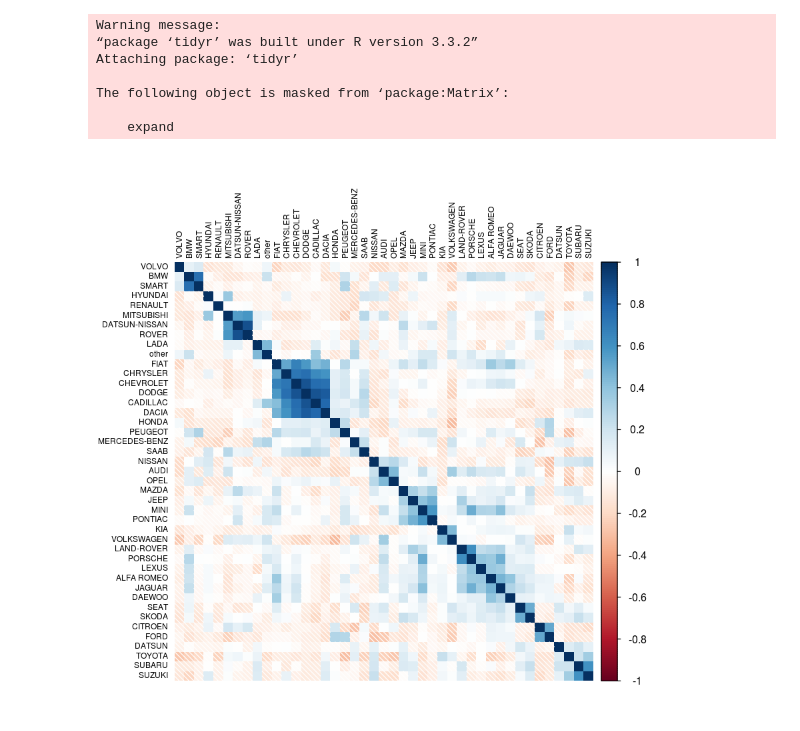
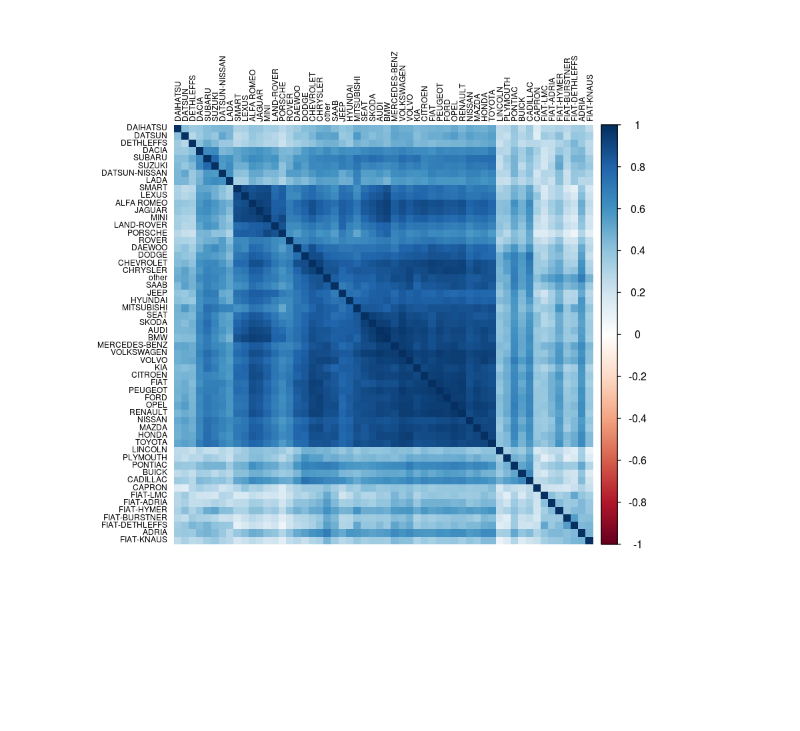
Before and after one commit to reaktor/operative-ml-training, a Jupyter notebook: docker-volume/Clustering, unsupervised learning .ipynb, the cells around one changed output. Saved outputs shown, nothing was run; the diff lists cells and outputs as text; code cells hidden in the pictures; blank space fills up the shorter version.

```diff
--- a/docker-volume/Clustering, unsupervised learning .ipynb
+++ b/docker-volume/Clustering, unsupervised learning .ipynb
@@ -27,0 +58,10 @@ Warning message:
+# %%
+kunnat.merkit<-
+  autodata %>%
+  group_by(merkki) %>%
+  mutate(N.merkki=n()) %>% ungroup %>%
+  mutate(merkki=ifelse(N.merkki < 500, "other",merkki)) %>%
+  count(merkki, kuntanimi) %>%
+  spread(merkki, n, fill=0)
+
+dim(kunnat.merkit)
@@ -27,0 +89,8 @@ Warning message:
+# %%
+cor.matrix <- select(kunnat.merkit, -kuntanimi) %>%
+  cor(.,use="na.or.")
+
+corrplot(cor.matrix, order="hclust",
+         hclust.method="ward.D",
+         tl.cex=0.6,tl.col="black",
+         method="shade")
@@ -28,29 +99,16 @@ Warning message:
 # %%
+x<-kunnat.merkit
+x$N<-select(x,-kuntanimi) %>%
+rowSums
 
-x<-
-  autodata %>% filter(ryhma!="Matkailu") %>%
-  group_by(merkki) %>%
-  mutate(N.merkki=n()) %>% ungroup %>%
-  mutate(merkki=ifelse(N.merkki<1000,"other",merkki)) %>%
-  count(merkki, kuntanimi) %>%
-  spread(merkki, n, fill=0)
-
-x$N<-select(x,-kuntanimi) %>% rowSums
-x<-mutate_at(x, vars(-kuntanimi,-N), funs(./N))
+x<-mutate_at(x, vars(-kuntanimi,-N), funs(./sqrt(N)))
 
 cor.matrix <- select(x,-kuntanimi,-N) %>%
   cor(.,use="na.or.")
 
 corrplot(cor.matrix, order="hclust",
          hclust.method="complete",
          tl.cex=0.6,tl.col="black",
          method="shade")
 # %% [output]
-Warning message:
-“package ‘tidyr’ was built under R version 3.3.2”
-Attaching package: ‘tidyr’
-
-The following object is masked from ‘package:Matrix’:
-
-    expand
-[figure, old version]
+[figure, new version]
```
Also changed, not shown: parts of 6 cells of this notebook.
